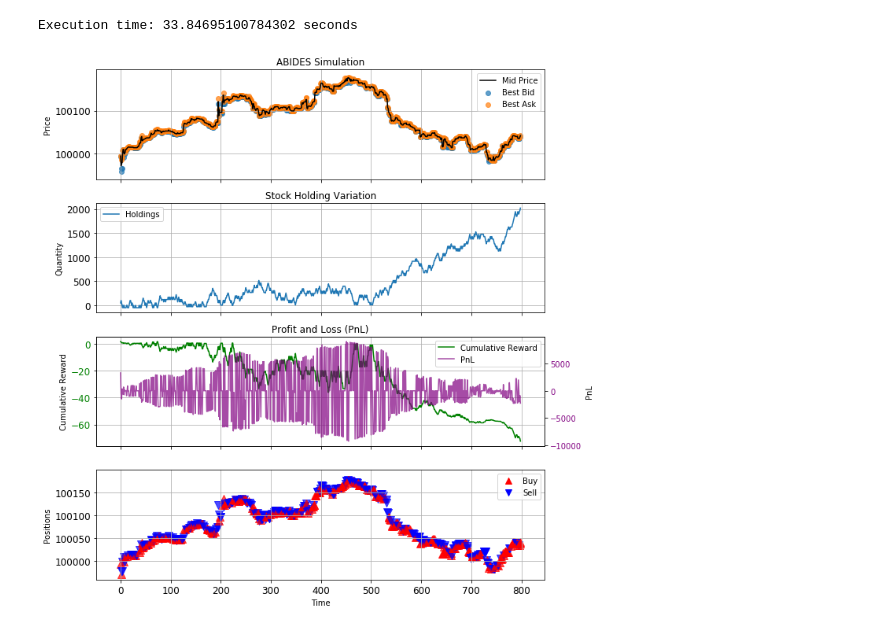
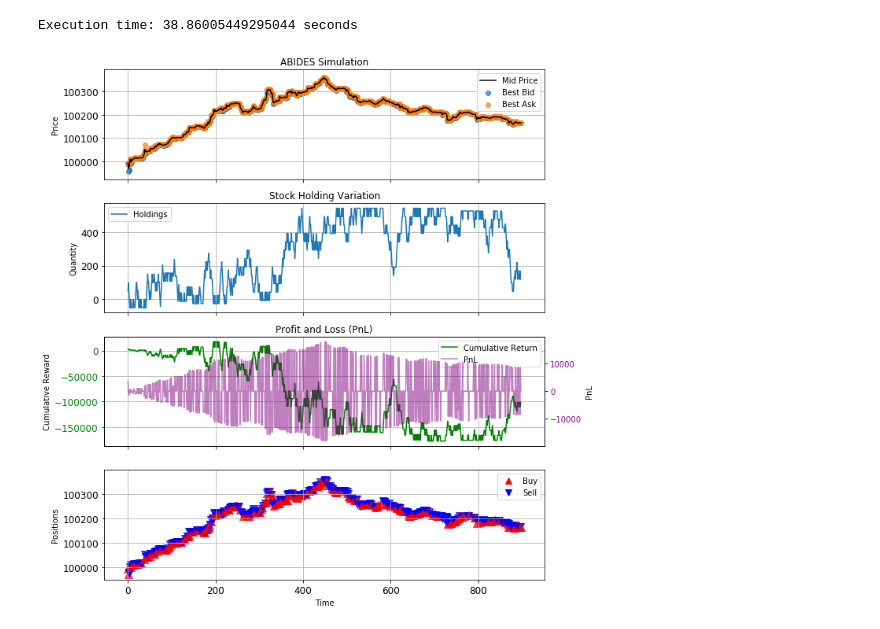
Before and after one commit to youngjinss/belief_of_belief_learning, a Jupyter notebook: notebook/[v1] abides_random.ipynb, the cells around one changed output. Drawn from its saved outputs; the diff is of its cells as text; code cells hidden in the pictures.

```diff
--- a/notebook/[v1] abides_random.ipynb
+++ b/notebook/[v1] abides_random.ipynb
@@ -31,6 +32,10 @@ from lib.utils import gym_types, flatten_dict
 # 매개 변수 선언
 seed = 0
 gym_type_str = "markets-execution-v1"
+parent_order_size = 2000
+order_fixed_size = 10
+mkt_close = "12:00:00",
+execution_window = "12:00:00"
 
 # 함수 init
 ray.shutdown()
@@ -103,8 +57,9 @@ env = gym.make(
     gym_type_str,
     background_config="rmsc04",
     timestep_duration="10S",
-    execution_window="04:00:00",
-    parent_order_size=2000,
+    execution_window=execution_window,
+    mkt_close=mkt_close,
+    parent_order_size=1000,
     order_fixed_size=50,
     not_enough_reward_update=-100,  # penalty
     debug_mode=True,
@@ -112,7 +67,7 @@ env = gym.make(
 
 env.seed(seed)
 
-target_agent = policyRandomWithNoAction()
+target_agent = policyRandom2()
 # %%
 # 시뮬레이션 시작
 state = env.reset()
@@ -139,6 +94,14 @@ start_time = time.time()
 while not done:
     action_ = target_agent.get_action(state)
     env.direction = "BUY" if action_ > 0 else "SELL" if action_ < 0 else env.direction
+
+    # 방어 코드 시작
+    # holdings > parent_order_size 인 경우, action을 0으로 설정
+    holdings = round(state[0][0] * parent_order_size)
+    if action_ > 0 and holdings + env.parent_order_size > parent_order_size:
+        action_ = 0
+    # 방어 코드 종료
+
     action = abs(action_)
     state, reward, done, info = env.step(action)
     episode_reward += reward
@@ -165,7 +128,7 @@ output = flatten_dict(info)
 output["episode_reward"] = episode_reward
 output["name"] = target_agent.name
 # %% [output]
-Execution time: 33.84695100784302 seconds
+Execution time: 38.86005449295044 seconds
 # %%
 # 그래프 설정
 fig, axes = plt.subplots(4, 1, figsize=(10, 10), sharex=True)
@@ -209,7 +172,9 @@ axes[1].grid(True)
 # 3. 수익 그래프
 # 왼쪽 y축은 Cumulative Reward용
 axes[2].plot(
-    history_dict["cumulative_reward"], label="Cumulative Reward", color="green"
+    (1 + np.array(history_dict["pnl"])).cumsum(),
+    label="Cumulative Return",
+    color="green",
 )
 axes[2].set_title("Profit and Loss (PnL)")
 axes[2].set_ylabel("Cumulative Reward")
@@ -218,38 +183,38 @@ axes[2].grid(True)
 
 # 오른쪽 y축은 PnL용
 ax2 = axes[2].twinx()
-ax2.plot(history_dict["pnl"], label="PnL", color="purple", alpha=0.7)
+ax2.plot(history_dict["pnl"], label="PnL", color="purple", alpha=0.5)
 ax2.set_ylabel("PnL")
 ax2.tick_params(axis="y", labelcolor="purple")
 
 # 두 축의 범례를 하나로 합치기
 lines1, labels1 = axes[2].get_legend_handles_labels()
 lines2, labels2 = ax2.get_legend_handles_labels()
 axes[2].legend(lines1 + lines2, labels1 + labels2, loc="best")
 
 # 4. 행동 그래프 (action > 0 이면 빨간색 위 방향 삼각형, action < 0 이면 파란색 아래 방향 삼각형)
 # 행동 그래프를 첫 번째 가격 그래프에 추가
 for i, action in enumerate(history_dict["action"]):
     if action > 0:  # 매수 행동
         axes[3].scatter(
             i, history_dict["mid_price"][i], marker="^", color="red", s=100, alpha=0.7
         )
     elif action < 0:  # 매도 행동
         axes[3].scatter(
             i, history_dict["mid_price"][i], marker="v", color="blue", s=100, alpha=0.7
         )
 
 # 범례에 행동 표시 추가
 custom_lines = [
     Line2D([0], [0], marker="^", color="red", linestyle="None", markersize=8),
     Line2D([0], [0], marker="v", color="blue", linestyle="None", markersize=8),
 ]
 axes[3].legend(handles=custom_lines, labels=["Buy", "Sell"], fontsize=legend_font_size)
 axes[3].set_xlabel("Time")
 axes[3].grid(True)
 axes[3].set_ylabel("Positions")
 
 plt.tight_layout()
 plt.show()
 # %% [output]
-[figure, old version]
+[figure, new version]
```
Also changed, not shown: parts of 3 cells of this notebook, 6 other files.
